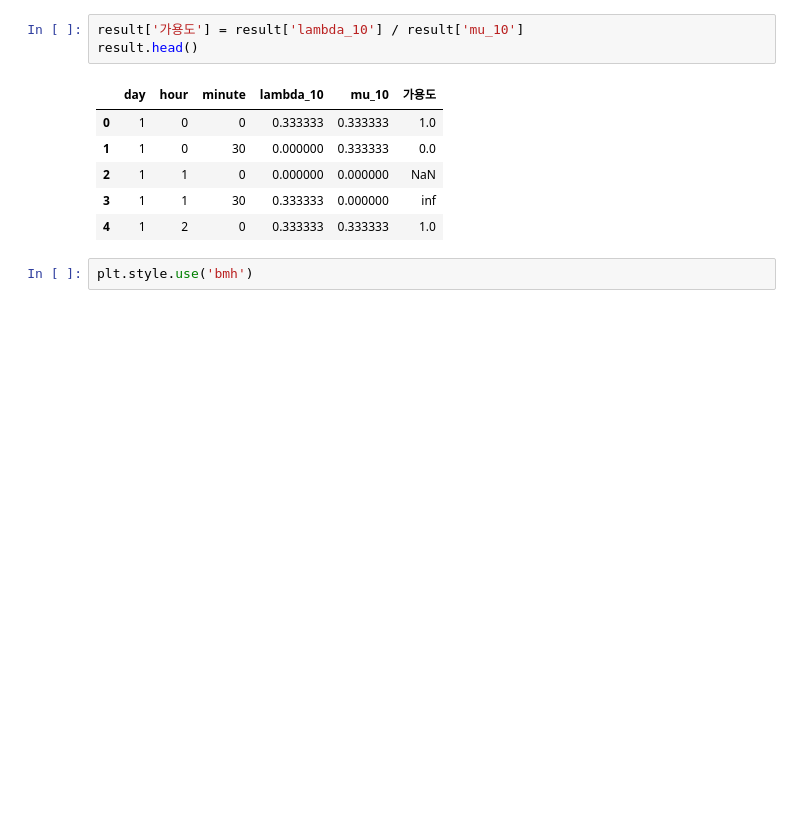
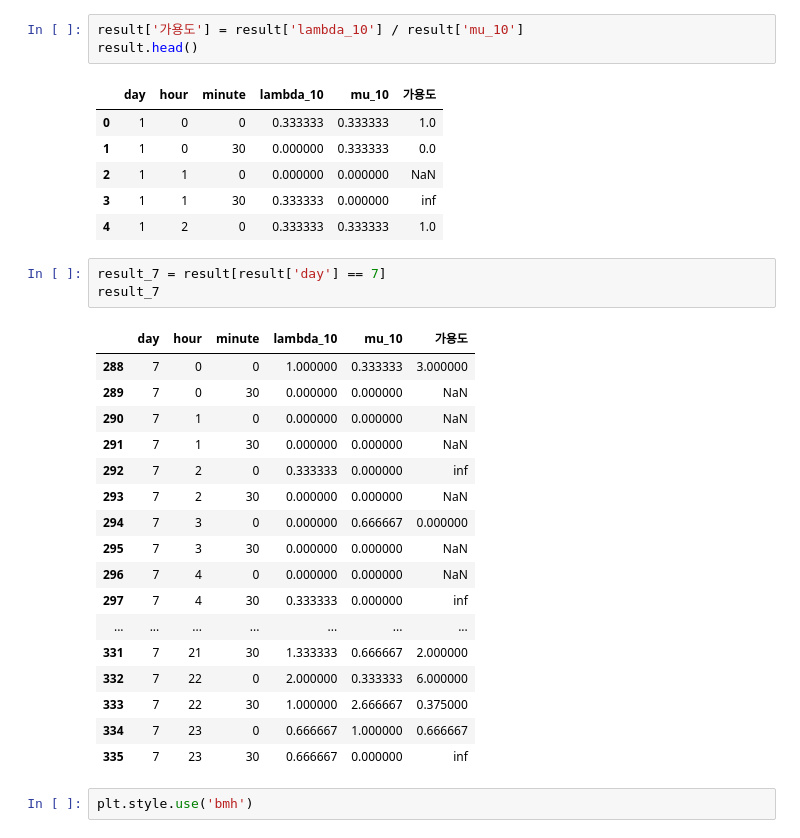
Before and after one commit to psuny1116/SeoulBikeProject, a Jupyter notebook: 연습/2021년 6월 강남구 대여건수 top5 대여소 분석_4.삼호물산버스정류장(23370) 옆.ipynb, the cells around one changed output. Saved outputs shown, nothing was run; the diff lists cells and outputs as text; blank space fills up the shorter version.

```diff
--- a/연습/2021년 6월 강남구 대여건수 top5 대여소 분석_4.삼호물산버스정류장(23370) 옆.ipynb
+++ b/연습/2021년 6월 강남구 대여건수 top5 대여소 분석_4.삼호물산버스정류장(23370) 옆.ipynb
@@ -486,6 +486,27 @@ result.head()
 | 2 | 1 | 1 | 0 | 0.000000 | 0.000000 | NaN |
 | 3 | 1 | 1 | 30 | 0.333333 | 0.000000 | inf |
 | 4 | 1 | 2 | 0 | 0.333333 | 0.333333 | 1.0 |
+# %%
+result_7 = result[result['day'] == 7]
+result_7
+# %% [output]
+|  | day | hour | minute | lambda_10 | mu_10 | 가용도 |
+| 288 | 7 | 0 | 0 | 1.000000 | 0.333333 | 3.000000 |
+| 289 | 7 | 0 | 30 | 0.000000 | 0.000000 | NaN |
+| 290 | 7 | 1 | 0 | 0.000000 | 0.000000 | NaN |
+| 291 | 7 | 1 | 30 | 0.000000 | 0.000000 | NaN |
+| 292 | 7 | 2 | 0 | 0.333333 | 0.000000 | inf |
+| 293 | 7 | 2 | 30 | 0.000000 | 0.000000 | NaN |
+| 294 | 7 | 3 | 0 | 0.000000 | 0.666667 | 0.000000 |
+| 295 | 7 | 3 | 30 | 0.000000 | 0.000000 | NaN |
+| 296 | 7 | 4 | 0 | 0.000000 | 0.000000 | NaN |
+| 297 | 7 | 4 | 30 | 0.333333 | 0.000000 | inf |
+| ... | ... | ... | ... | ... | ... | ... |
+| 331 | 7 | 21 | 30 | 1.333333 | 0.666667 | 2.000000 |
+| 332 | 7 | 22 | 0 | 2.000000 | 0.333333 | 6.000000 |
+| 333 | 7 | 22 | 30 | 1.000000 | 2.666667 | 0.375000 |
+| 334 | 7 | 23 | 0 | 0.666667 | 1.000000 | 0.666667 |
+| 335 | 7 | 23 | 30 | 0.666667 | 0.000000 | inf |
 # %%
 plt.style.use('bmh')
 # %%
```
Also changed, not shown: parts of 1 cell of this notebook, 4 other files.
